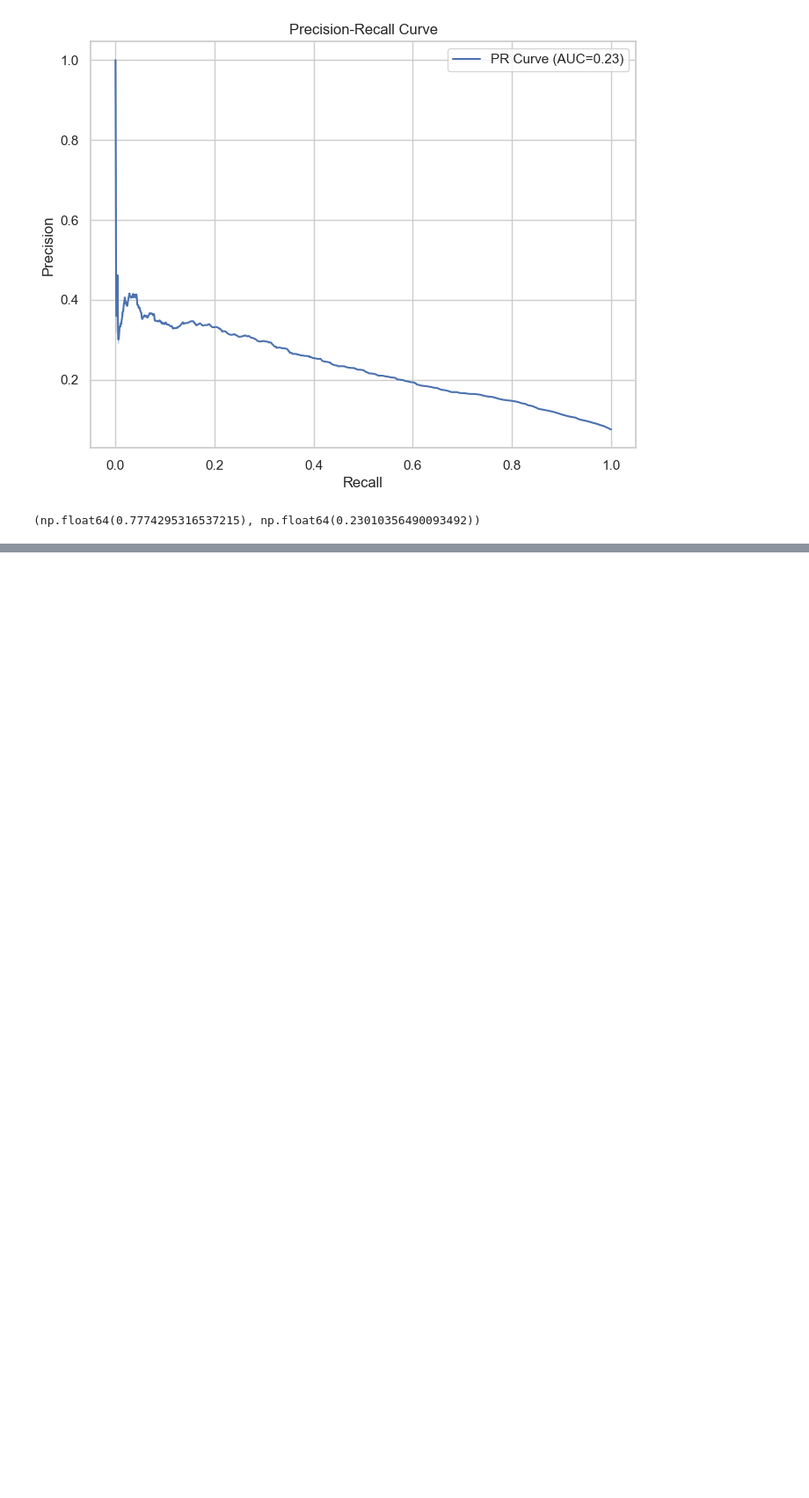
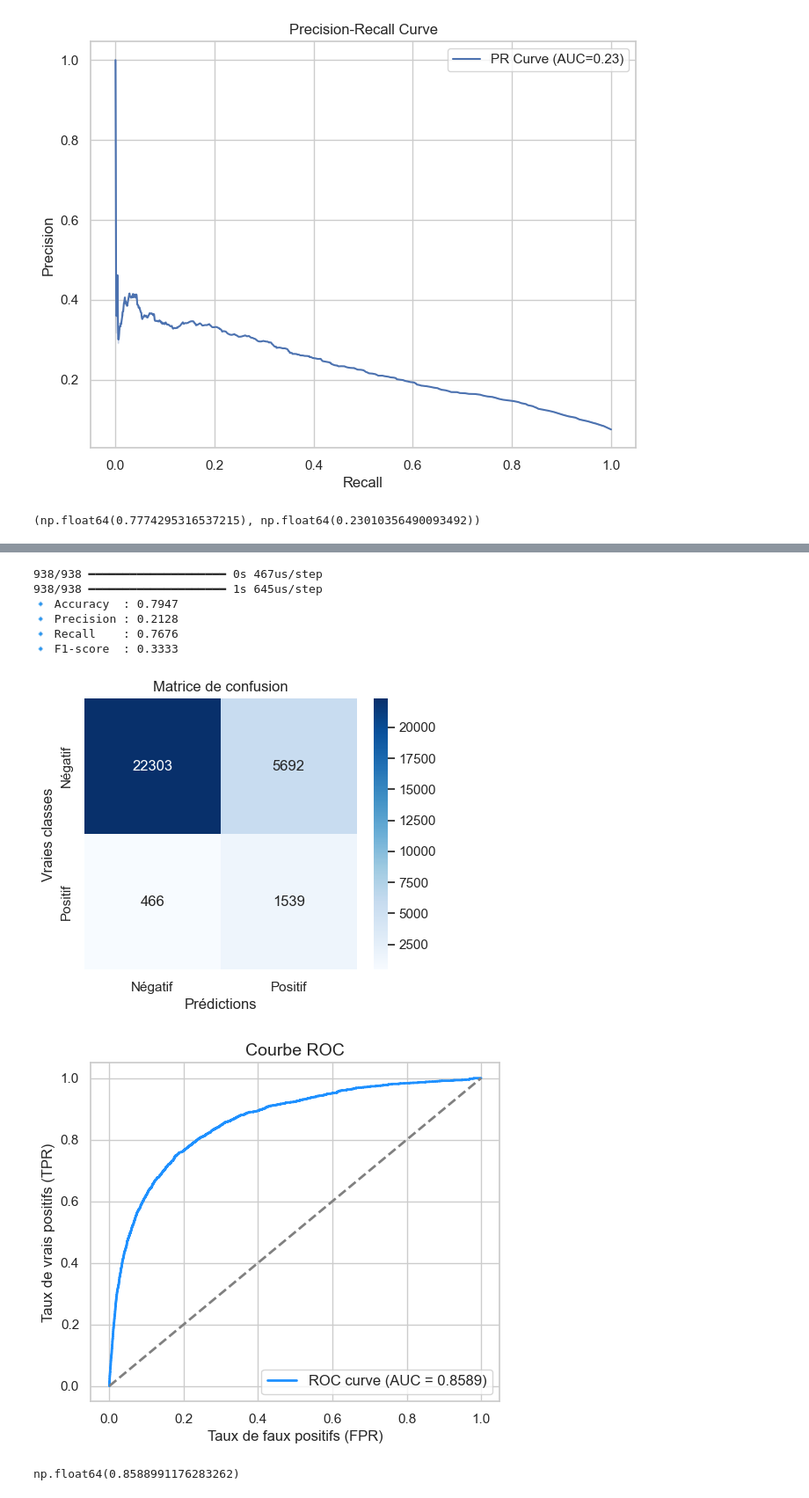
Before and after one commit to AmoussouKokou/formation, a Jupyter notebook: src/deroule.ipynb, the cells around one changed output, grey strips where cells are left out. Shown at 88% size. Drawn from its saved outputs; the diff is of its cells as text; code cells hidden in the pictures; blank space fills up the shorter version.

```diff
--- a/src/deroule.ipynb
+++ b/src/deroule.ipynb
@@ -885,0 +1001,15 @@ eval.plot_roc_curve(X_test_1, y_test_1), eval.plot_precision_recall_curve(X_test
+# %%
+y_pred_transf_test = model.predict(X_test_transf, seuil=0.5)
+y_proba_transf_test = model.predict_proba(X_test_transf).max(axis=1)
+metrics_test = Evaluator().predict2(y_pred_transf_test, y_test)
+auc_test = Evaluator().plot_roc_curve2(y_proba_transf_test, y_test)
+# %% [output]
+938/938 ━━━━━━━━━━━━━━━━━━━━ 0s 467us/step
+938/938 ━━━━━━━━━━━━━━━━━━━━ 1s 645us/step
+🔹 Accuracy  : 0.7947
+🔹 Precision : 0.2128
+🔹 Recall    : 0.7676
+🔹 F1-score  : 0.3333
+[figure, added]
+[figure, added]
+np.float64(0.8588991176283262)
```
Also changed, not shown: parts of 28 cells of this notebook, 20 other files.
